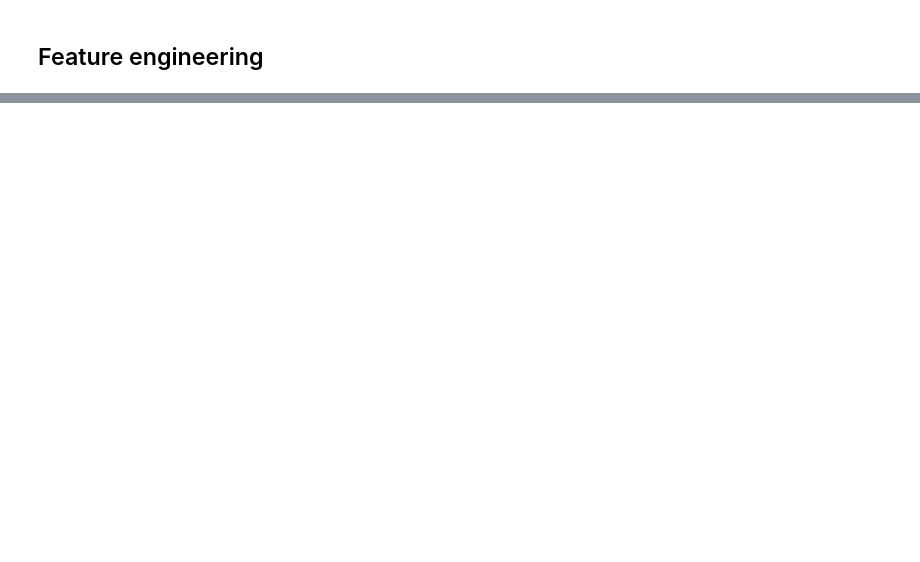
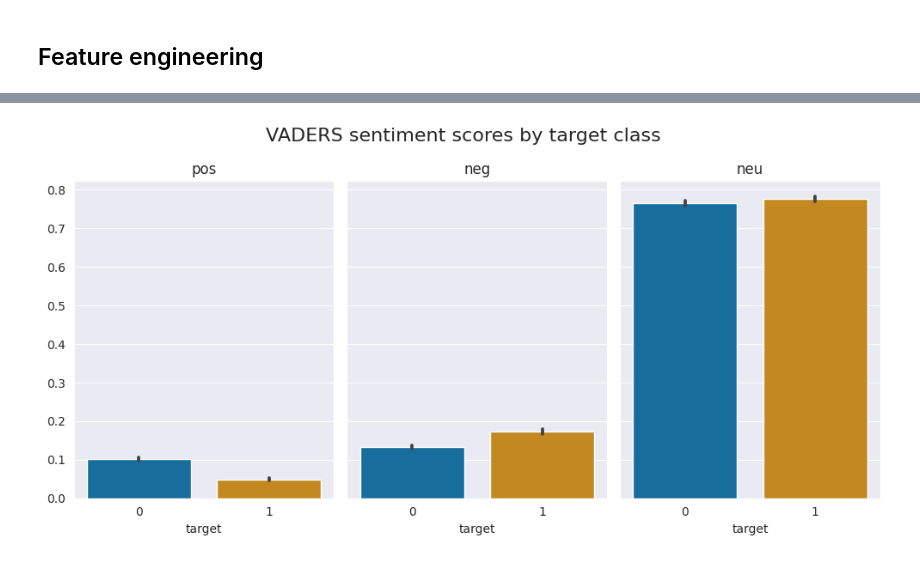
Before and after one commit to NanoClem/nlp-disasters-tweets, a Jupyter notebook: tweets_disasters_EDA.ipynb, the cells around one changed output, grey strips where cells are left out. Cells and saved outputs as stored; diff of their text form; code cells hidden in the pictures; blank space fills up the shorter version.

```diff
--- a/tweets_disasters_EDA.ipynb
+++ b/tweets_disasters_EDA.ipynb
@@ -67,0 +119,6 @@ msno.matrix(df_train)
+# %%
+df_train = df_train.merge(
+    keys_confidence.reset_index().rename({"target": "keyword_confidence"}, axis=1),
+    how="left",
+    on="keyword",
+)
@@ -123,0 +232,18 @@ df_train[~df_train['keyword'].isna()]
+# %%
+from nltk.sentiment import SentimentIntensityAnalyzer
+
+sia = SentimentIntensityAnalyzer()
+# %%
+def get_vaders_scores(df: pd.DataFrame) -> pd.DataFrame:
+    """Compute VADERS sentiment analysis polarity scores for each row."""
+    df_vaders = df.copy()
+    vaders = []
+
+    for i, row in tqdm(df_vaders.iterrows(), total=len(df_vaders)):
+        vader = sia.polarity_scores(row["text"])
+        vader["id"] = row["id"]
+        vaders.append(vader)
+
+    return df_vaders.merge(pd.DataFrame.from_dict(vaders), how="left", on="id")
+# %%
+df_vaders = get_vaders_scores(df_train)
@@ -123,0 +264,13 @@ df_train[~df_train['keyword'].isna()]
+# %%
+fig, axs = plt.subplots(1, 3, figsize=(10, 5), sharey=True)
+fig.suptitle("VADERS sentiment scores by target class", fontsize=16)
+
+for i, score in enumerate(["pos", "neg", "neu"]):
+    sns.barplot(df_vaders, x="target", y=score, ax=axs[i])
+    axs[i].set_title(score)
+    axs[i].set_ylabel(None)
+
+plt.tight_layout()
+plt.show()
+# %% [output]
+[figure, added]
```
Also changed, not shown: parts of 41 cells of this notebook.
